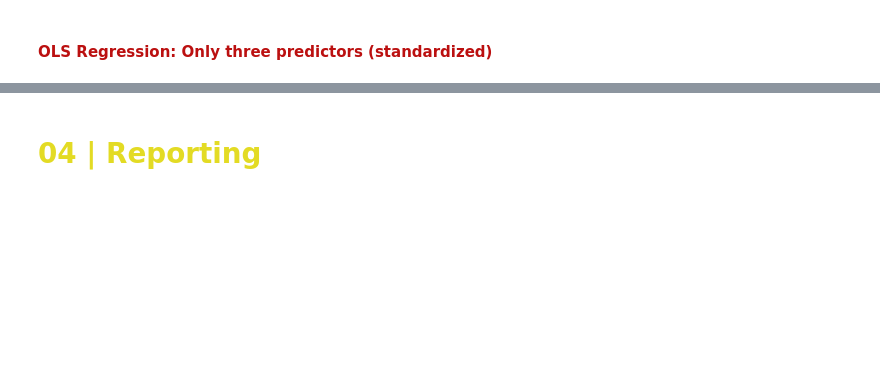
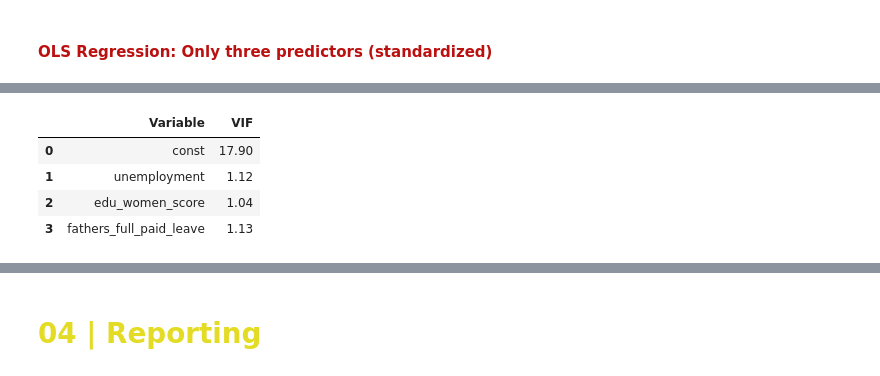
Before and after one commit to Paula0923/maternal-employment, a Jupyter notebook: inferential-maternal-employment.ipynb, the cells around one changed output, grey strips where cells are left out. Drawn from its saved outputs; the diff is of its cells as text; code cells hidden in the pictures; blank space fills up the shorter version.

```diff
--- a/inferential-maternal-employment.ipynb
+++ b/inferential-maternal-employment.ipynb
@@ -762,0 +781,30 @@ plt.show()
+# %%
+# define independent variables (all but target) and dependent variable (target)
+X = regression_4[['unemployment', 'edu_women_score', 'fathers_full_paid_leave']]
+y = regression_4['emp_maternal']
+
+# add constant term
+X = sm.add_constant(X)
+
+# define model
+model = sm.OLS(y, X).fit()
+
+# extract residuals
+residuals = model.resid
+
+# execute Breusch-Pagan test
+bp_test = smd.het_breuschpagan(residuals, X)
+
+# extract results
+bp_statistic = bp_test[0]  # test statistic
+bp_p_value = bp_test[1]  # p-value
+
+# Ergebnisse ausgeben
+print(f"Breusch-Pagan test statistic: {bp_statistic:.4f}")
+print(f"p-value: {bp_p_value:.4f}")
+
+# interpretation
+if bp_p_value < 0.05:
+    print("Significant heteroscedascity detected. More action required.")
+else:
+    print("No significant heteroscedascity detected. – a constant variance of the residuals is assumed.")
@@ -838,0 +904,16 @@ Notes:
+# %%
+# checking VIF again to make sure but no concerning values
+X = regression_4.drop(columns=["emp_maternal"])  # all predictors but target
+X = sm.add_constant(X)  # add constant term
+
+vif = pd.DataFrame()
+vif["Variable"] = X.columns
+vif["VIF"] = [variance_inflation_factor(X.values, i) for i in range(X.shape[1])]
+
+vif
+# %% [output]
+|  | Variable | VIF |
+| 0 | const | 17.90 |
+| 1 | unemployment | 1.12 |
+| 2 | edu_women_score | 1.04 |
+| 3 | fathers_full_paid_leave | 1.13 |
```
Also changed, not shown: parts of 34 cells of this notebook, 7 other files.
